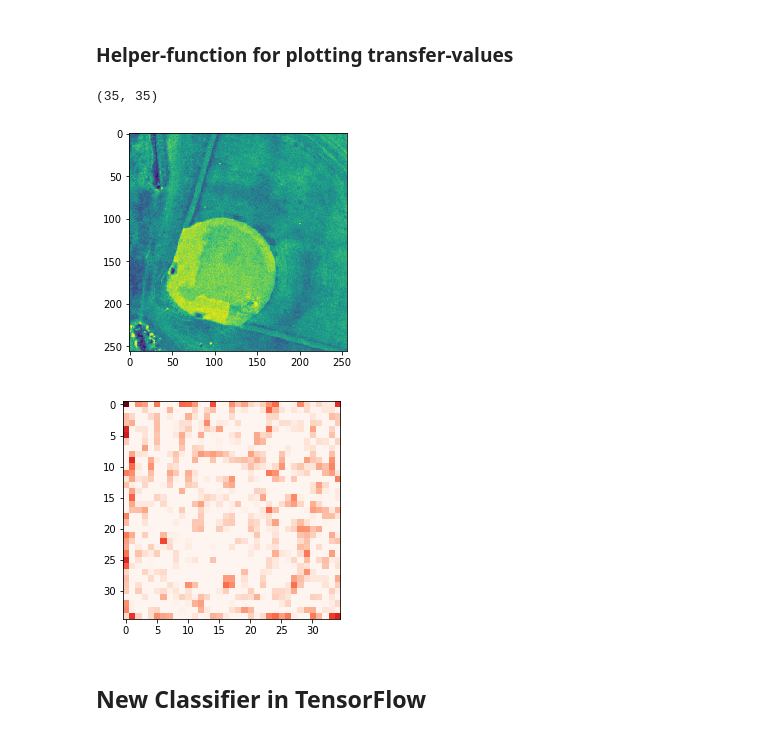
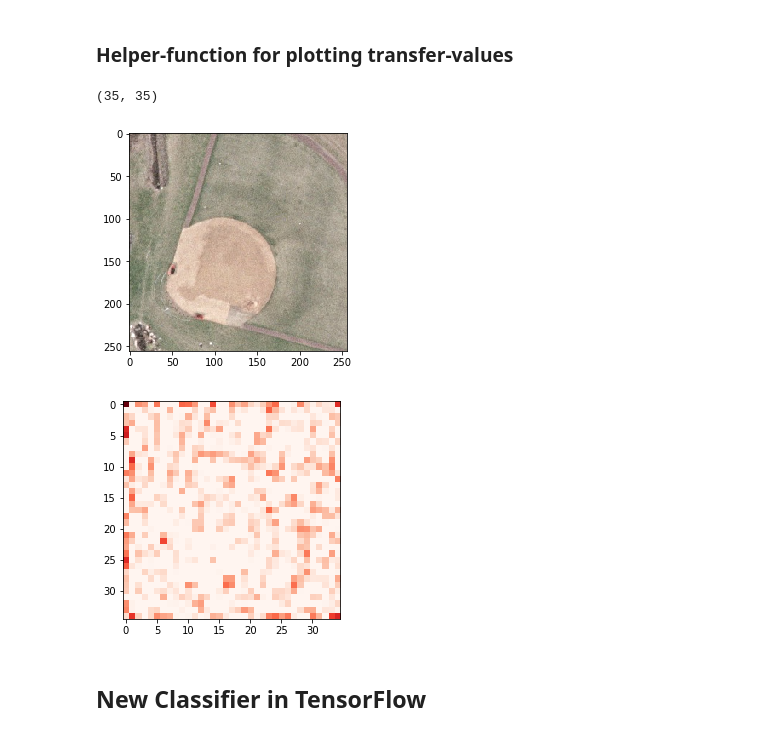
Before and after one commit to juggernaut5k/TensorFlow-Tutorials, a Jupyter notebook: 08_Transfer_Learning_mdb.ipynb, the cells around one changed output. Drawn from its saved outputs; the diff is of its cells as text; code cells hidden in the pictures.

Commit message:
First functional version of the transfer learning code.

```diff
--- a/08_Transfer_Learning_mdb.ipynb
+++ b/08_Transfer_Learning_mdb.ipynb
@@ -72,7 +72,7 @@ The CIFAR-10 data-set is about 163 MB and will be downloaded automatically if it
 # %% [markdown]
 Load the class-names.
 # %%
-base_dir = r'H:\machine_learning\uc_merced\UCMerced_LandUse\Images'
+base_dir = r'G:\machine_learning\uc_merced\UCMerced_LandUse\Images'
 class_names = ucmerced_landuse.load_class_names(base_dir)
 class_names
 # %% [output]
@@ -97,6 +97,8 @@ class_names
 Load the training-set. This returns the images, the class-numbers as integers, and the class-numbers as One-Hot encoded arrays called labels.
 # %%
 images_train, images_test, labels_train, labels_test = ucmerced_landuse.load_data(base_dir)
+images_train = np.array(images_train.squeeze())
+images_test = np.array(images_test.squeeze())
 cls_train = np.argmax(labels_train, axis=1)
 cls_test = np.argmax(labels_test, axis=1)
 # %% [output]
@@ -295,13 +298,13 @@ transfer_values_test.shape
 ### Helper-function for plotting transfer-values
 # %%
 print(transfer_values_test[16][:, :, 0].shape)
-plt.imshow(images_test[16][:, :, 0])
+plt.imshow(images_test[16])
 plt.show()
 plt.imshow(transfer_values_test[16][:, :, 50], cmap='Reds', interpolation='none')
 plt.show()
 # %% [output]
 (35, 35)
-[figure, old version]
+[figure, new version]
 [figure]
 # %% [markdown]
 ## New Classifier in TensorFlow
```
Also changed, not shown: parts of 16 cells of this notebook, 4 other files.
